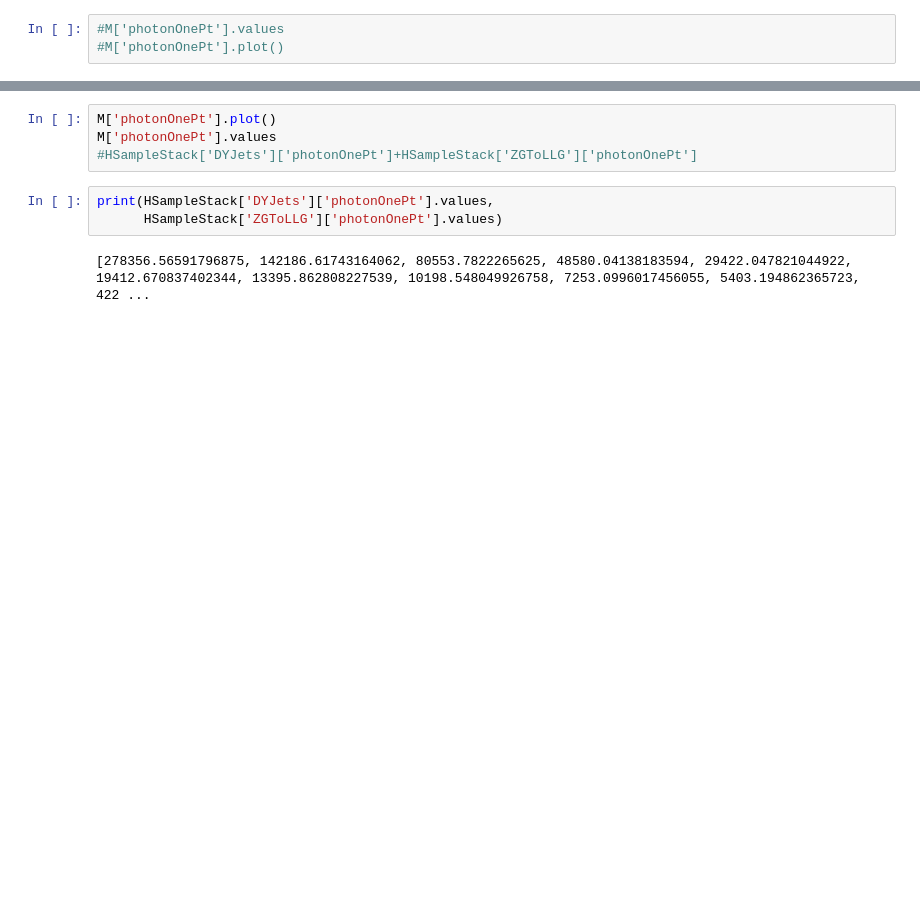
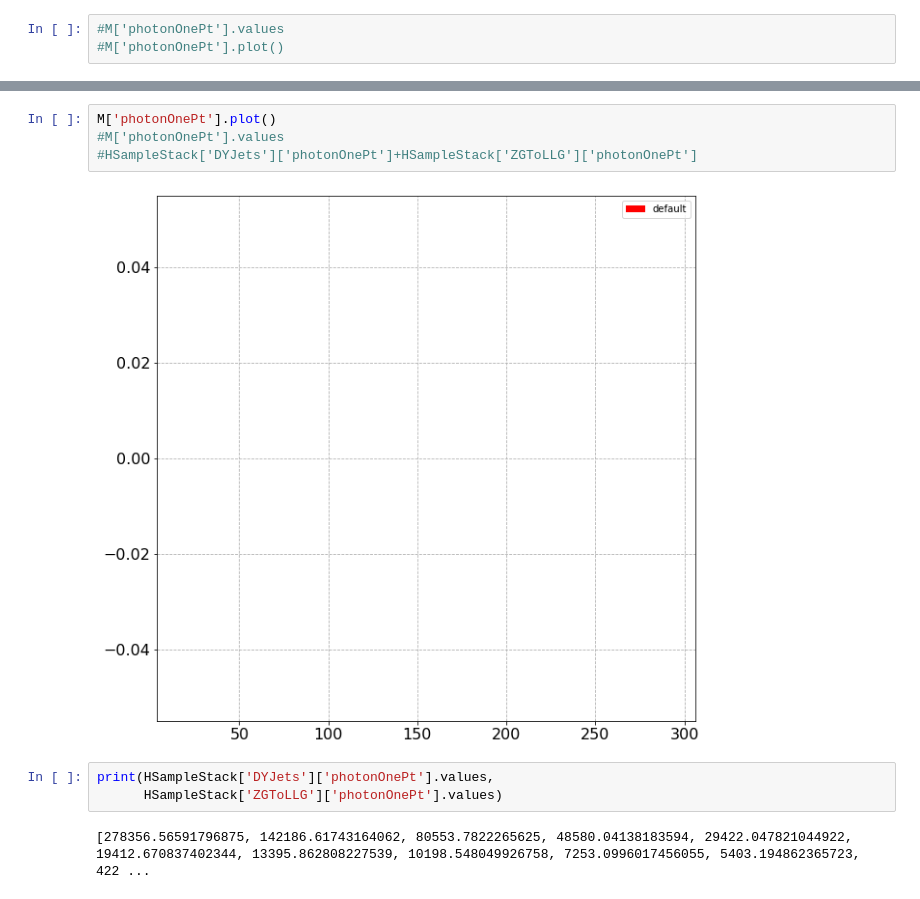
Before and after one commit to jycordero/SMP_ZGamma, a Jupyter notebook: src/EventWise.ipynb, the cells around one changed output, grey strips where cells are left out. Drawn from its saved outputs; the diff is of its cells as text; blank space fills up the shorter version.

```diff
--- a/src/EventWise.ipynb
+++ b/src/EventWise.ipynb
@@ -200,7 +208,9 @@ Unhandled exception in thread started by <bound method Thread._bootstrap of <His
 # %%
 M['photonOnePt'].plot()
-M['photonOnePt'].values
+#M['photonOnePt'].values
 #HSampleStack['DYJets']['photonOnePt']+HSampleStack['ZGToLLG']['photonOnePt']
+# %% [output]
+[figure, added]
 # %%
 print(HSampleStack['DYJets']['photonOnePt'].values,
       HSampleStack['ZGToLLG']['photonOnePt'].values)
```
Also changed, not shown: parts of 21 cells of this notebook, 35 other files.
